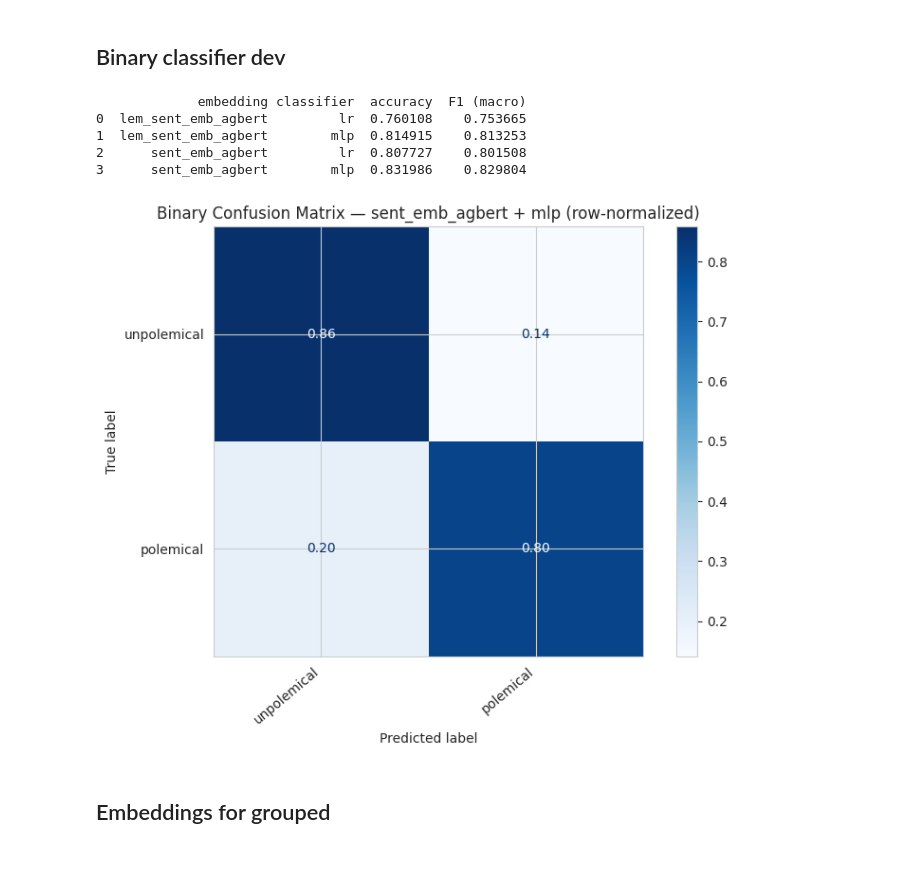
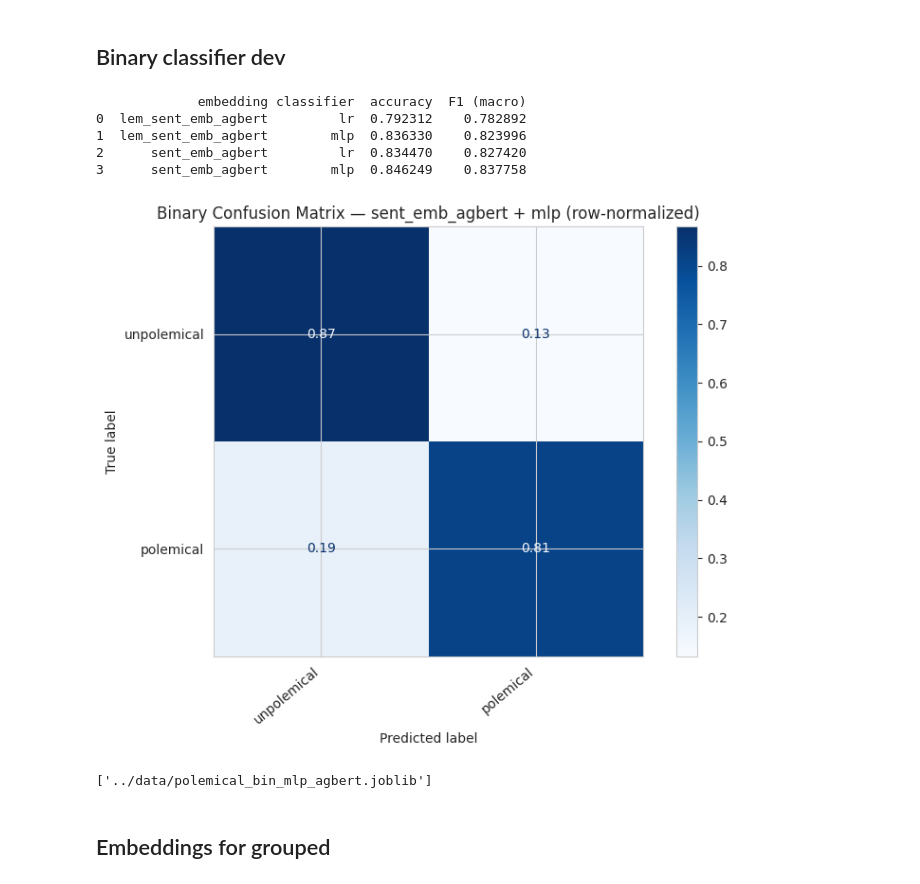
Before and after one commit to CCS-ZCU/enemy-christianity, a Jupyter notebook: scripts/biblical-class.ipynb, the cells around one changed output. Saved outputs shown, nothing was run; the diff lists cells and outputs as text; code cells hidden in the pictures.

```diff
--- a/scripts/biblical-class.ipynb
+++ b/scripts/biblical-class.ipynb
@@ -284,5 +282,26 @@ def pretty_confmat_from_matrix(
 # %% [markdown]
 ## Binary classifier dev
+# %%
+verses_merged["is_polemical"] = ~verses_merged["unpolemical"].astype(bool)
+# %%
+cv = StratifiedKFold(n_splits=5, shuffle=True, random_state=42)
+# basic experiments with contextual embeddings
+
+lr = LogisticRegression(
+    max_iter=4000,
+    solver="lbfgs",
+    n_jobs=-1,
+    class_weight="balanced")
+
+mlp = MLPClassifier(hidden_layer_sizes=(512, 128),
+                    activation='relu',
+                    solver='adam',
+                    alpha=1e-4,
+                    max_iter=500,
+                    random_state=42,
+                    )
+
+clfs = {"lr" : lr, "mlp" : mlp}
 # %%
 
     # Embedding columns to evaluate
@@ -292,7 +311,7 @@ emb_cols = [
     ]
 
 subset = verses_merged[verses_merged["primary_category"] != 7]
-y = subset["unpolemical"].values
+y = subset["is_polemical"].values
 
     # Results
 results = []
@@ -321,12 +340,11 @@ results_categories_df = pd.DataFrame(results)
 print(results_categories_df)
 # %% [output]
              embedding classifier  accuracy  F1 (macro)
-0  lem_sent_emb_agbert         lr  0.760108    0.753665
-1  lem_sent_emb_agbert        mlp  0.814915    0.813253
-2      sent_emb_agbert         lr  0.807727    0.801508
-3      sent_emb_agbert        mlp  0.831986    0.829804
+0  lem_sent_emb_agbert         lr  0.792312    0.782892
+1  lem_sent_emb_agbert        mlp  0.836330    0.823996
+2      sent_emb_agbert         lr  0.834470    0.827420
+3      sent_emb_agbert        mlp  0.846249    0.837758
 # %%
-
 def pretty_confmat_from_matrix(
     cm,
     labels,
@@ -355,36 +373,36 @@ def pretty_confmat_from_matrix(
         cm = cm / row_sums
 
     display_labels = [class_name_map.get(int(c), str(c)) if class_name_map else str(c)
                       for c in labels]
 
     fig, ax = plt.subplots(figsize=(8, 6))
     disp = ConfusionMatrixDisplay(confusion_matrix=cm, display_labels=display_labels)
     disp.plot(ax=ax, cmap=cmap, colorbar=True,
               values_format=".2f" if normalize else "d")
 
     ax.set_title(title)
     plt.xticks(rotation=40, ha="right")
     plt.tight_layout()
     if savepath:
         plt.savefig(savepath, dpi=200)
     plt.show()
 
 # choose the binary run you stored, e.g. ('sent_emb_agbert', 'mlp')
 key = ("sent_emb_agbert", "mlp")
 cm = conf_mats[key]                 # shape (2, 2)
 
-labels = [-1, 1]                    # row/col order of cm
-name_map = {-1: "unpolemical", 1: "polemical"}
+labels = [0, 1]                    # row/col order of cm
+name_map = {0: "unpolemical", 1: "polemical"}
 
 pretty_confmat_from_matrix(
     cm, labels,
     class_name_map=name_map,
     title="Binary Confusion Matrix — sent_emb_agbert + mlp (row-normalized)",
     normalize=True,   # set False for counts
     cmap="Blues"
 )
 # %% [output]
-[figure, old version]
+[figure, new version]
 # %%
 # let's now train and store our winning model
 
@@ -393,7 +411,7 @@ import joblib
 # Train data (use the exact feature the winner used)
 subset = verses_merged[verses_merged["primary_category"] != 7].copy()
 X_train = np.stack(subset["sent_emb_agbert"].values).astype("float32")
-y_train = subset["unpolemical"].astype(int).values   # 1 = unpolemical, 0 = polemical
+y_train = subset["is_polemical"]
 
 best_clf = MLPClassifier(
     hidden_layer_sizes=(512, 128),
@@ -406,6 +424,8 @@ best_clf = MLPClassifier(
 best_clf.fit(X_train, y_train)
 
 # Save the model for reuse
-joblib.dump(best_clf, "models/polemical_bin_mlp_agbert.joblib")
+joblib.dump(best_clf, "../data/polemical_bin_mlp_agbert.joblib")
+# %% [output]
+['../data/polemical_bin_mlp_agbert.joblib']
 # %% [markdown]
 ## Embeddings for grouped
```
Also changed, not shown: parts of 30 cells of this notebook, 4 other files.
